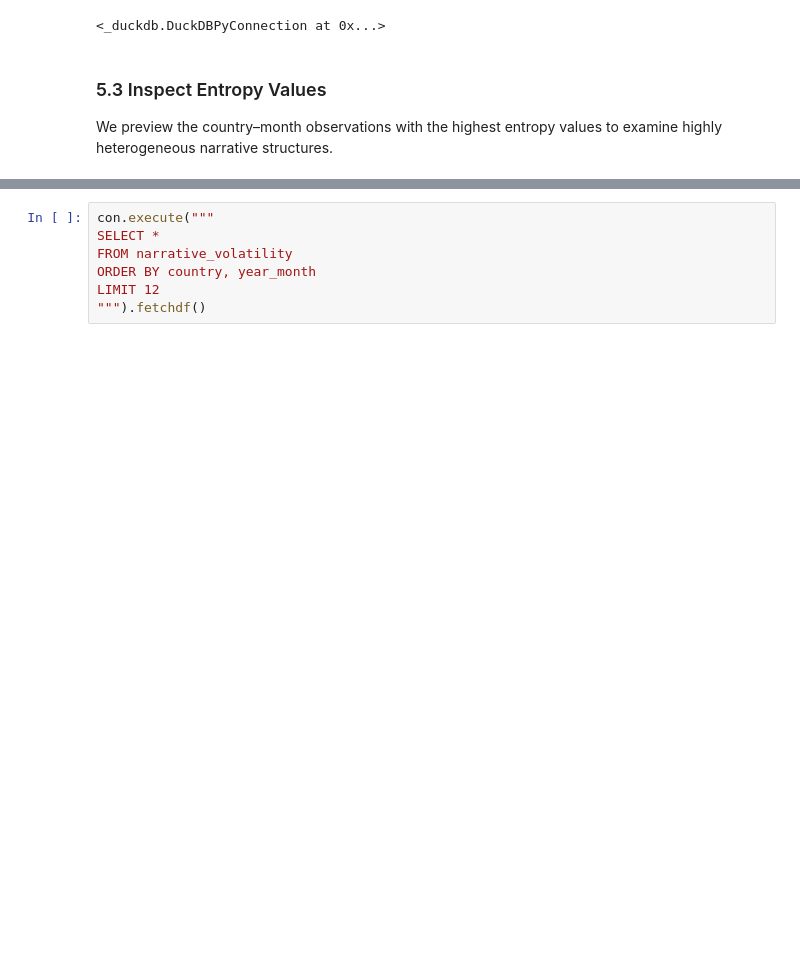
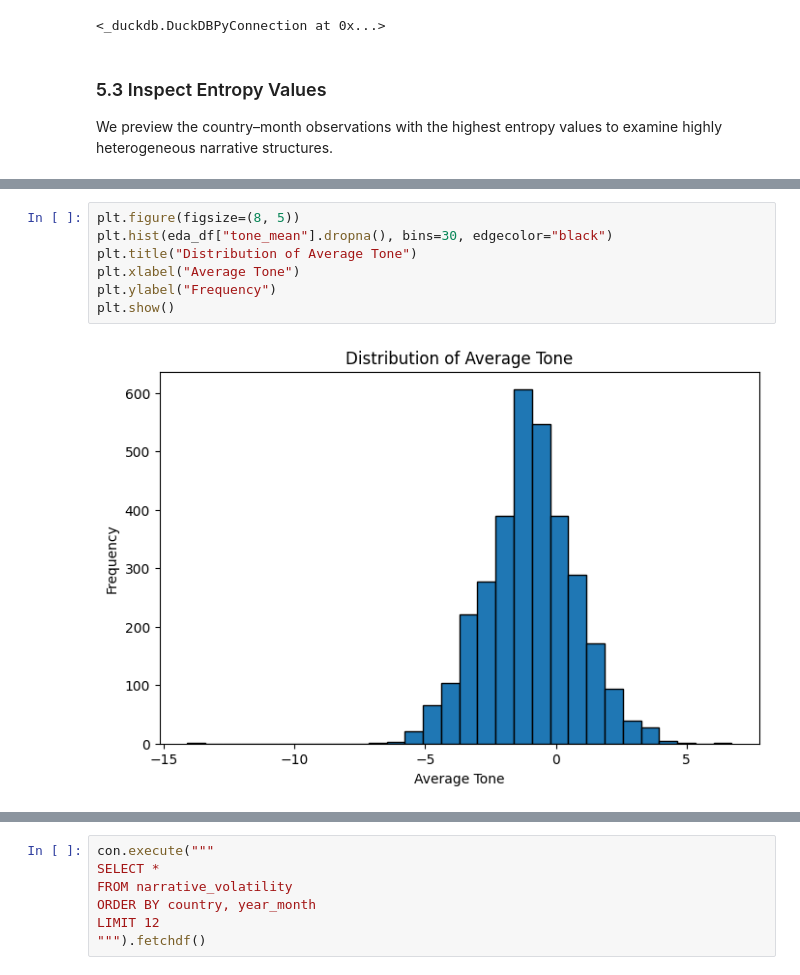
Before and after one commit to ancyra2/mining-prjkt, a Jupyter notebook: notebooks/03_nvi_report.ipynb, the cells around one changed output, grey strips where cells are left out. Cells and saved outputs as stored; diff of their text form; blank space fills up the shorter version.

```diff
--- a/notebooks/03_nvi_report.ipynb
+++ b/notebooks/03_nvi_report.ipynb
@@ -276,0 +300,9 @@ LIMIT 10
+# %%
+plt.figure(figsize=(8, 5))
+plt.hist(eda_df["tone_mean"].dropna(), bins=30, edgecolor="black")
+plt.title("Distribution of Average Tone")
+plt.xlabel("Average Tone")
+plt.ylabel("Frequency")
+plt.show()
+# %% [output]
+[figure, added]
```
Also changed, not shown: parts of 111 cells of this notebook, 4 other files.
